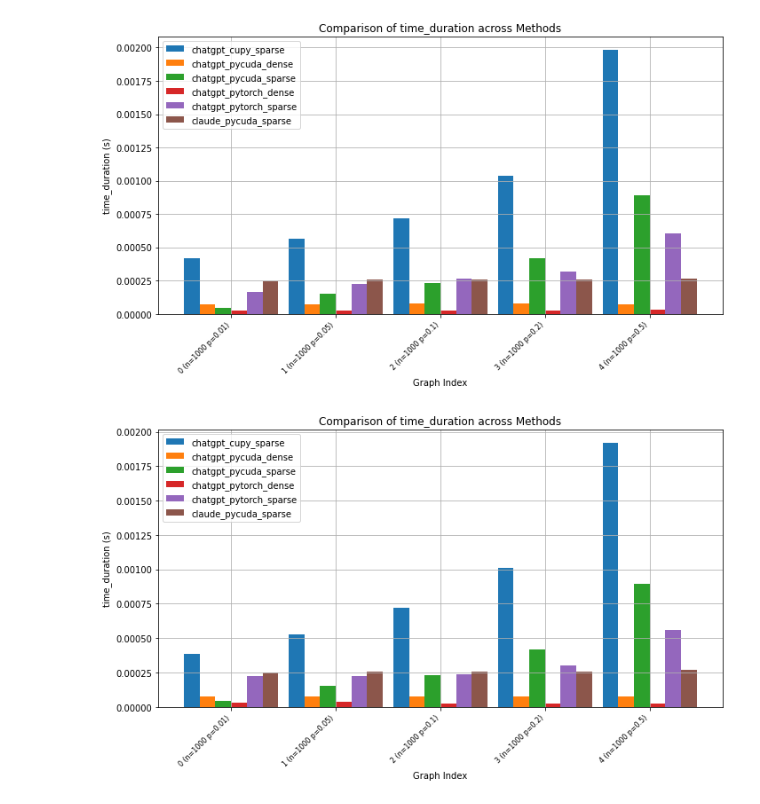
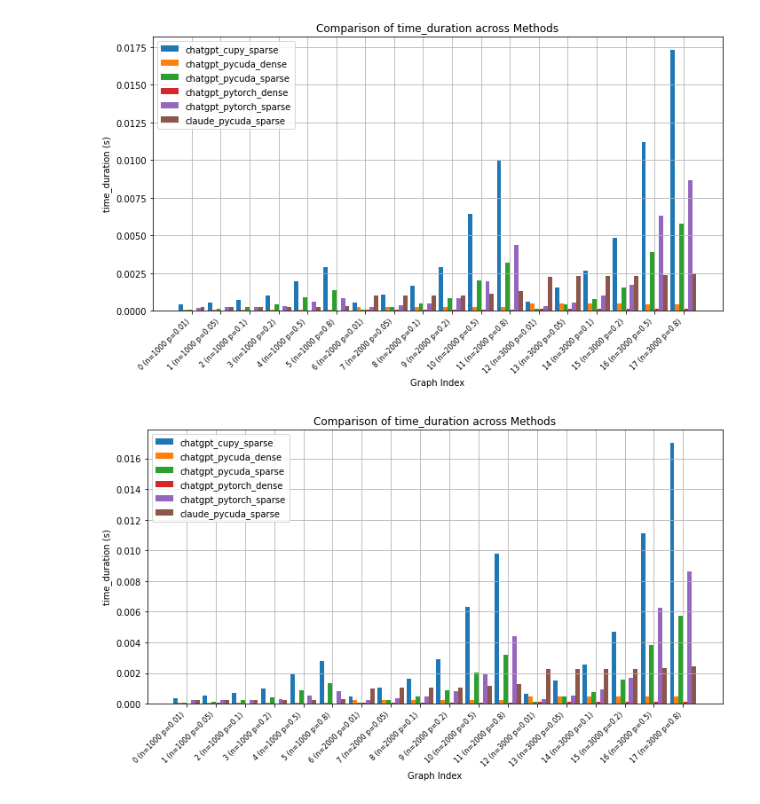
Before and after one commit to Kayisn/GPUGNN, a Jupyter notebook: plot_metrics.ipynb, the cells around one changed output. Cells and saved outputs as stored; diff of their text form; code cells hidden in the pictures.

```diff
--- a/plot_metrics.ipynb
+++ b/plot_metrics.ipynb
@@ -52,7 +52,7 @@ def plot_metric_comparison(data, metric_name, save_path=None):
     }
 
     graph_indices = []
-    for index in sorted(metric_data.keys(), key=lambda x: int(x))[:5]:
+    for index in sorted(metric_data.keys(), key=lambda x: int(x)):
         if (
             index in graph_properties
             and graph_properties[index][2] is not None
@@ -94,6 +94,7 @@ def plot_metric_comparison(data, metric_name, save_path=None):
 
 metrics_names = {
     "time_duration",  # the duration of the kernel
+    # "l1tex_hit_rate",  # the L1TEX hit rate
     # "compute_memory_throughput",  # compute memory pipeline throughput
     # "dram_throughput",  # GPU DRAM throughput
     # "dram_cycles_active",  # of cycles where DRAM was active
@@ -113,32 +114,32 @@ metrics_names = {
     # "sm_memory_throughput",  # SM memory throughput
     # "warps_active",  # the average number of active warps per active cycle
     # "sm_throughput",  # the overall throughput of the SMs
     # "sm_count",  # of SMs launched
     # "thread_count",  # of threads launched
     # "occupancy_limit_blocks",  # the occupancy limit in blocks
     # "occupancy_limit_registers",  # the occupancy limit in registers
     # "occupancy_limit_shared_memory",  # the occupancy limit in shared memory
     # "occupancy_limit_warps",  # the occupancy limit in warps
     # "occupancy_per_block_size",  # the occupancy per block size
     # "occupancy_per_register_count",  # the occupancy per register count
     # "occupancy_per_shared_mem_size",  # the occupancy per shared memory size
     # "registers_per_thread",  # the number of registers per thread
     # "registers_per_thread_allocated",  # the number of registers per thread allocated
     # "shared_mem_per_block",  # the amount of shared memory per block
     # "shared_mem_per_block_allocated",  # the amount of shared memory per block allocated
     # "smsp_cycles_active",  # of cycles with at least one warp in flight on SMSP
     # "smsp_max_warps",  # the maximum number of warps per active cycle on SMSP
 }
 
 Path("plots").mkdir(exist_ok=True)
 
 data = load_report("results_no_warmup.json")
 for metric in metrics_names:
     plot_metric_comparison(data, metric, save_path=Path("plots") / f"no_warmup_{metric}.jpg")
 
 data = load_report("results_warmup3.json")
 for metric in metrics_names:
     plot_metric_comparison(data, metric, save_path=Path("plots") / f"warmup3_{metric}.jpg")
 # %% [output]
-[figure, old version]
+[figure, new version]
-[figure, old version]
+[figure, new version]
```
Also changed, not shown: 3 other files.
